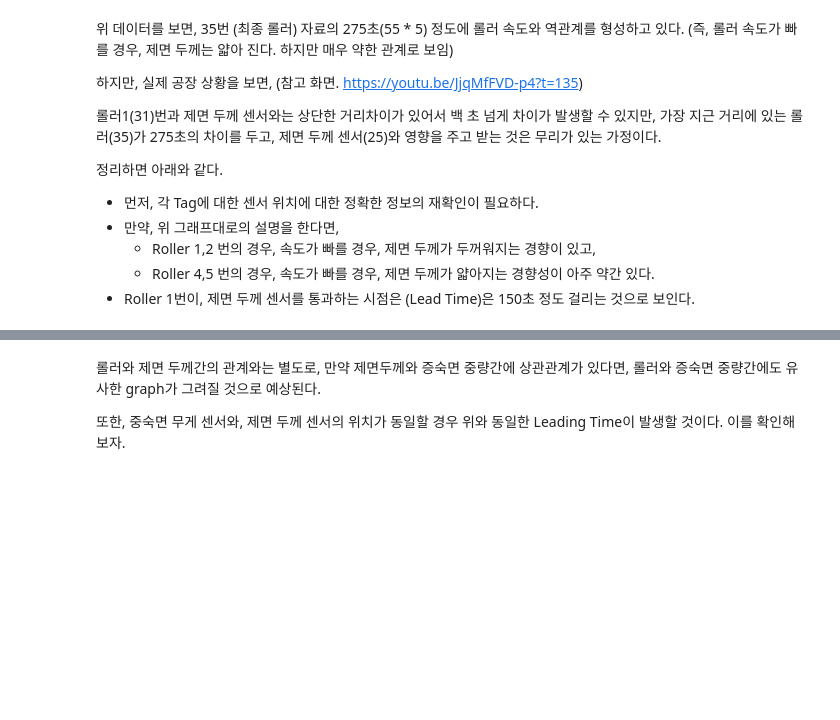
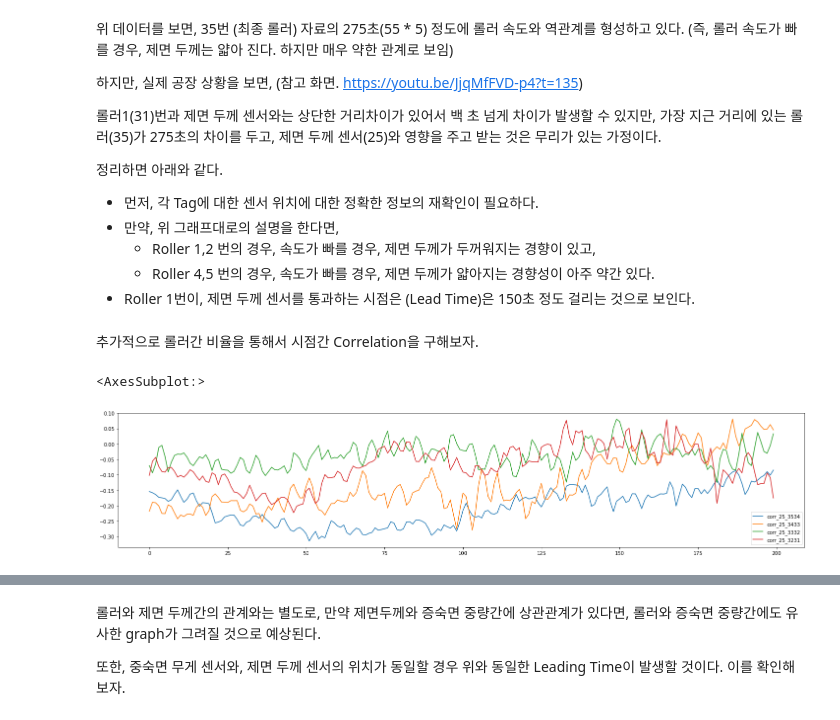
Before and after one commit to kpyopark/sample_iot_tags, a Jupyter notebook: raw_dataset_eda_and_refine.ipynb, the cells around one changed output, grey strips where cells are left out. Cells and saved outputs as stored; diff of their text form; code cells hidden in the pictures; blank space fills up the shorter version.

```diff
--- a/raw_dataset_eda_and_refine.ipynb
+++ b/raw_dataset_eda_and_refine.ipynb
@@ -250,3 +259,8 @@ date_first_df
+# %%
+date_first_df[('Val',3534)]=date_first_df[('Val',35)]/date_first_df[('Val',34)]
+date_first_df[('Val',3433)]=date_first_df[('Val',34)]/date_first_df[('Val',33)]
+date_first_df[('Val',3332)]=date_first_df[('Val',33)]/date_first_df[('Val',32)]
+date_first_df[('Val',3231)]=date_first_df[('Val',32)]/date_first_df[('Val',31)]
 # %% [markdown]
 상관관계 분석을 편리하게 할 수 있는 함수를 생성해본다.
 
@@ -332,3 +346,15 @@ lagdf2[['corr_25_31','corr_25_32','corr_25_33','corr_25_34','corr_25_35']].plot(
   - Roller 1,2 번의 경우, 속도가 빠를 경우, 제면 두께가 두꺼워지는 경향이 있고,
   - Roller 4,5 번의 경우, 속도가 빠를 경우, 제면 두께가 얇아지는 경향성이 아주 약간 있다.
 - Roller 1번이, 제면 두께 센서를 통과하는 시점은 (Lead Time)은 150초 정도 걸리는 것으로 보인다.
+# %% [markdown]
+추가적으로 롤러간 비율을 통해서 시점간 Correlation을 구해보자.
+# %%
+lagdf2['corr_25_3534']=lagdf.apply(lambda row: crosscorr(date_first_df[('Val',25)], date_first_df[('Val',3534)], lag=row.lagtime), axis=1)
+lagdf2['corr_25_3433']=lagdf.apply(lambda row: crosscorr(date_first_df[('Val',25)], date_first_df[('Val',3433)], lag=row.lagtime), axis=1)
+lagdf2['corr_25_3332']=lagdf.apply(lambda row: crosscorr(date_first_df[('Val',25)], date_first_df[('Val',3332)], lag=row.lagtime), axis=1)
+lagdf2['corr_25_3231']=lagdf.apply(lambda row: crosscorr(date_first_df[('Val',25)], date_first_df[('Val',3231)], lag=row.lagtime), axis=1)
+# %%
+lagdf2[['corr_25_3534','corr_25_3433','corr_25_3332','corr_25_3231']].plot(figsize=(25,5))
+# %% [output]
+<AxesSubplot:>
+[figure, added]
```
Also changed, not shown: parts of 6 cells of this notebook.
